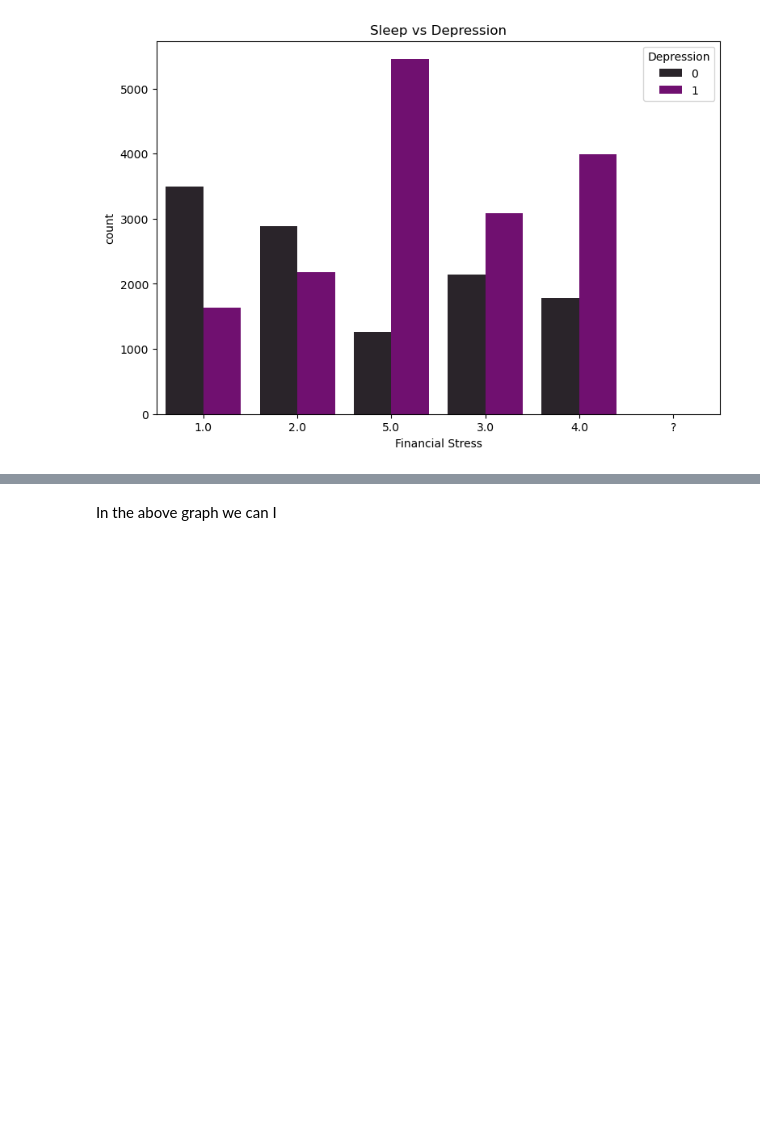
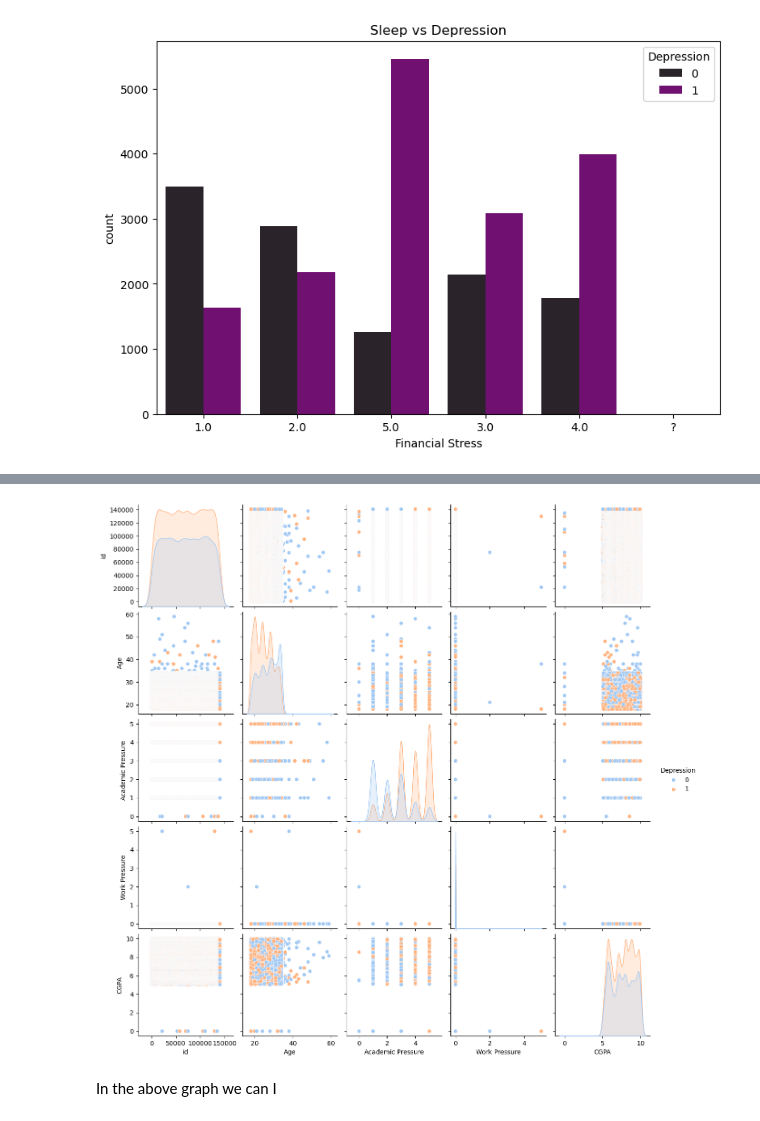
Before and after one commit to cathym20/Student-Depression, a Jupyter notebook: student_depression.ipynb, the cells around one changed output, grey strips where cells are left out. Drawn from its saved outputs; the diff is of its cells as text; code cells hidden in the pictures; blank space fills up the shorter version.

```diff
--- a/student_depression.ipynb
+++ b/student_depression.ipynb
@@ -199,3 +199,8 @@ Setting a gradient palette using color= is deprecated and will be removed in v0.
+# %%
+sns.pairplot(df,hue='Depression',vars=num_cols[:5],palette='pastel')
+plt.show()
+# %% [output]
+[figure, added]
 # %% [markdown]
 In the above graph we can I
 # %%
```
Also changed, not shown: parts of 1 cell of this notebook.
